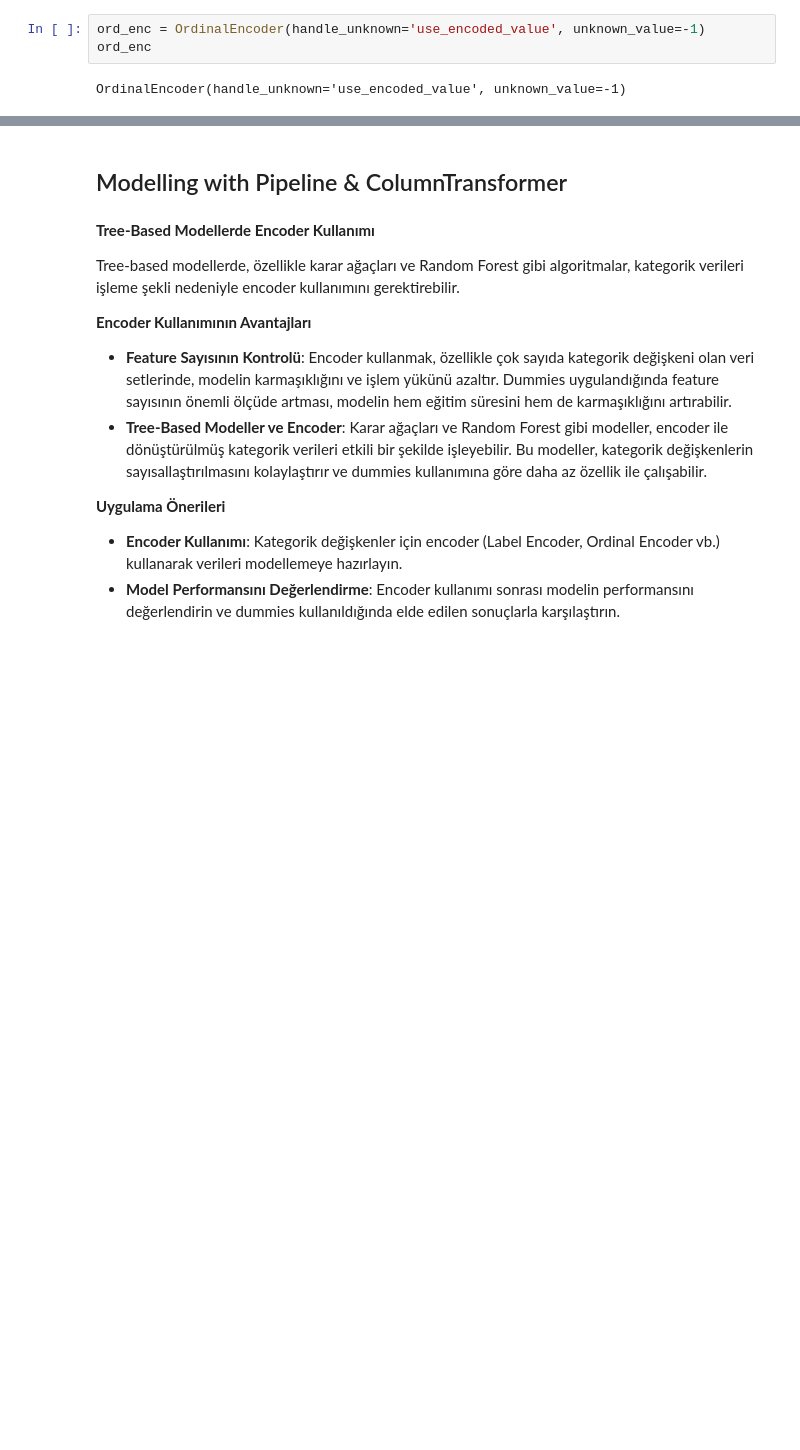
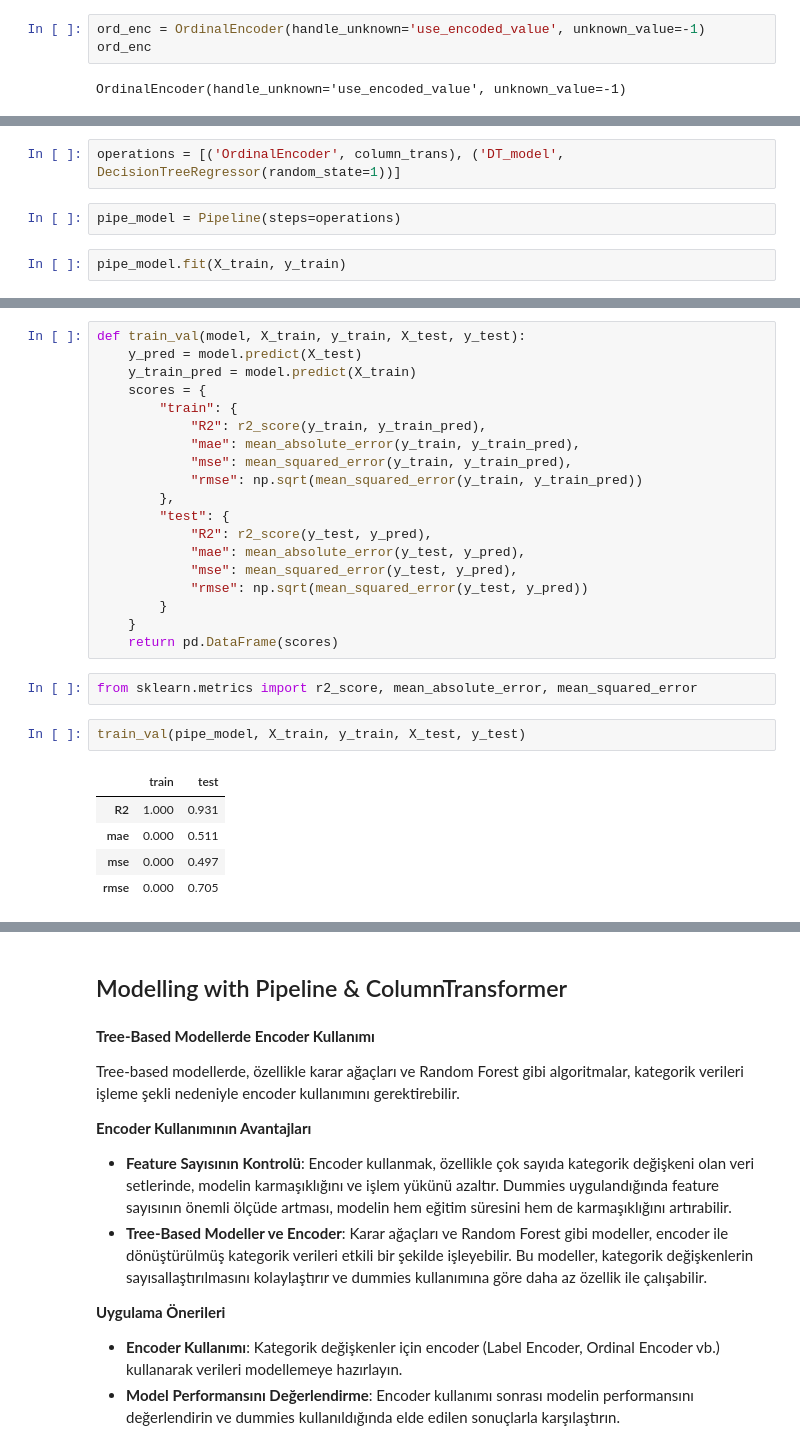
Before and after one commit to ayaramis/DataScience, a Jupyter notebook: Random_Forest/ML_Random Forests Regression 05.03.24 InClass.ipynb, the cells around one changed output, grey strips where cells are left out. Cells and saved outputs as stored; diff of their text form; blank space fills up the shorter version.

```diff
--- a/Random_Forest/ML_Random Forests Regression 05.03.24 InClass.ipynb
+++ b/Random_Forest/ML_Random Forests Regression 05.03.24 InClass.ipynb
@@ -363,0 +366,6 @@ ColumnTransformer(remainder='StandardScaler',
+# %%
+operations = [('OrdinalEncoder', column_trans), ('DT_model', DecisionTreeRegressor(random_state=1))]
+# %%
+pipe_model = Pipeline(steps=operations)
+# %%
+pipe_model.fit(X_train, y_train)
@@ -363,0 +380,29 @@ ColumnTransformer(remainder='StandardScaler',
+# %%
+def train_val(model, X_train, y_train, X_test, y_test):
+    y_pred = model.predict(X_test)
+    y_train_pred = model.predict(X_train)
+    scores = {
+        "train": {
+            "R2": r2_score(y_train, y_train_pred),
+            "mae": mean_absolute_error(y_train, y_train_pred),
+            "mse": mean_squared_error(y_train, y_train_pred),
+            "rmse": np.sqrt(mean_squared_error(y_train, y_train_pred))
+        },
+        "test": {
+            "R2": r2_score(y_test, y_pred),
+            "mae": mean_absolute_error(y_test, y_pred),
+            "mse": mean_squared_error(y_test, y_pred),
+            "rmse": np.sqrt(mean_squared_error(y_test, y_pred))
+        }
+    }
+    return pd.DataFrame(scores)
+# %%
+from sklearn.metrics import r2_score, mean_absolute_error, mean_squared_error
+# %%
+train_val(pipe_model, X_train, y_train, X_test, y_test)
+# %% [output]
+|  | train | test |
+| R2 | 1.000 | 0.931 |
+| mae | 0.000 | 0.511 |
+| mse | 0.000 | 0.497 |
+| rmse | 0.000 | 0.705 |
```
Also changed, not shown: parts of 11 cells of this notebook.
